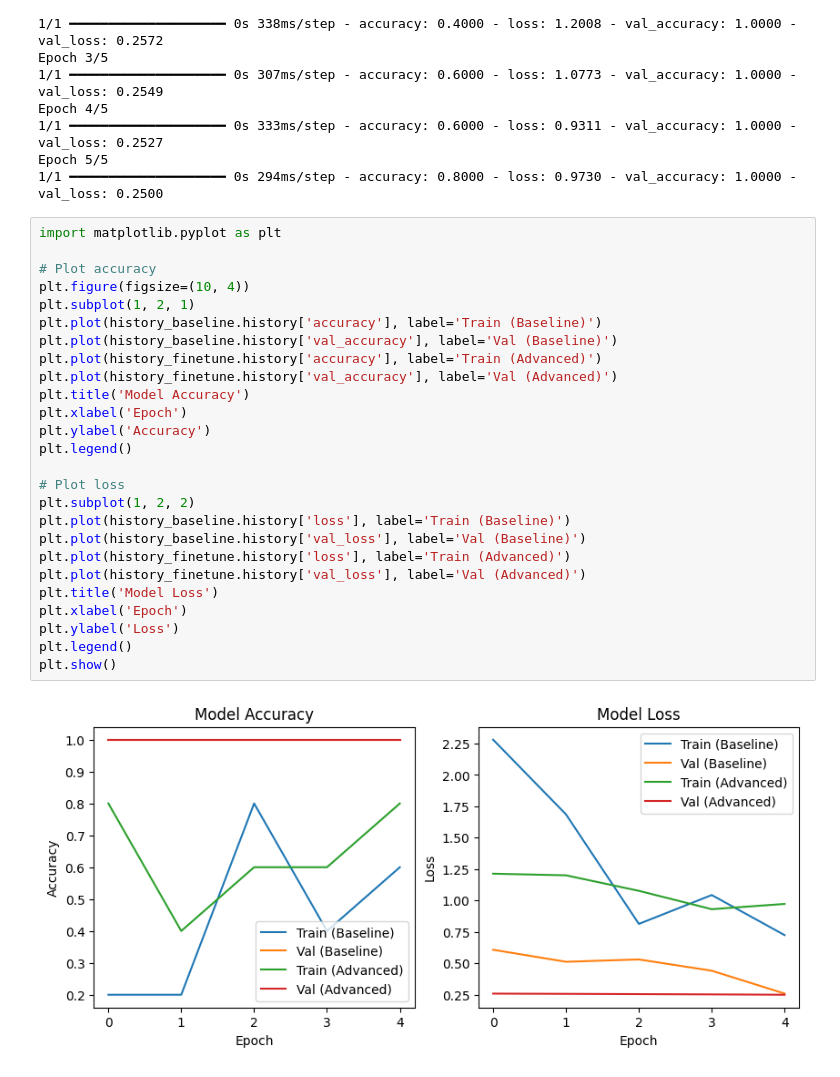
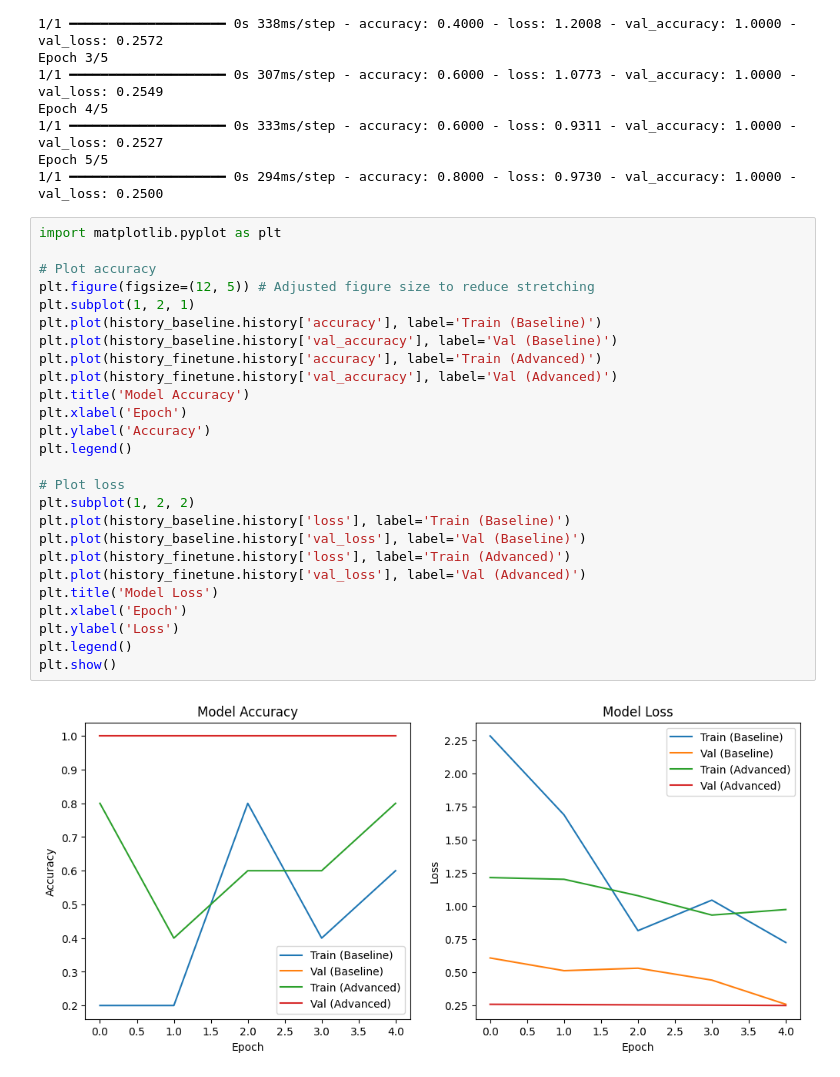
Before and after one commit to chasslayy/Jua-Shade, a Jupyter notebook: JuaShade_SkinTone_Colab.ipynb, the cells around one changed output. Saved outputs shown, nothing was run; the diff lists cells and outputs as text.

```diff
--- a/JuaShade_SkinTone_Colab.ipynb
+++ b/JuaShade_SkinTone_Colab.ipynb
@@ -553,28 +553,28 @@ Epoch 5/5
 # %%
 import matplotlib.pyplot as plt
 
 # Plot accuracy
-plt.figure(figsize=(10, 4))
+plt.figure(figsize=(12, 5)) # Adjusted figure size to reduce stretching
 plt.subplot(1, 2, 1)
 plt.plot(history_baseline.history['accuracy'], label='Train (Baseline)')
 plt.plot(history_baseline.history['val_accuracy'], label='Val (Baseline)')
 plt.plot(history_finetune.history['accuracy'], label='Train (Advanced)')
 plt.plot(history_finetune.history['val_accuracy'], label='Val (Advanced)')
 plt.title('Model Accuracy')
 plt.xlabel('Epoch')
 plt.ylabel('Accuracy')
 plt.legend()
 
 # Plot loss
 plt.subplot(1, 2, 2)
 plt.plot(history_baseline.history['loss'], label='Train (Baseline)')
 plt.plot(history_baseline.history['val_loss'], label='Val (Baseline)')
 plt.plot(history_finetune.history['loss'], label='Train (Advanced)')
 plt.plot(history_finetune.history['val_loss'], label='Val (Advanced)')
 plt.title('Model Loss')
 plt.xlabel('Epoch')
 plt.ylabel('Loss')
 plt.legend()
 plt.show()
 # %% [output]
-[figure, old version]
+[figure, new version]
```
Also changed, not shown: parts of 1 cell of this notebook.
